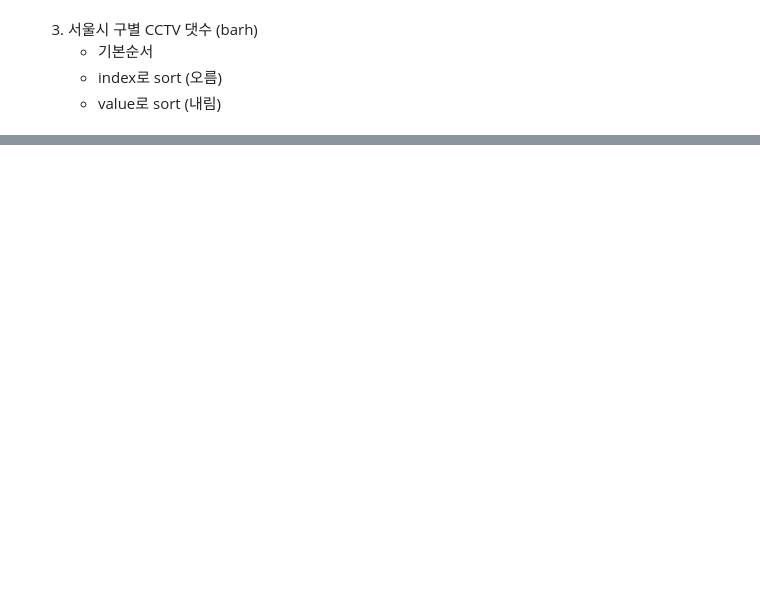
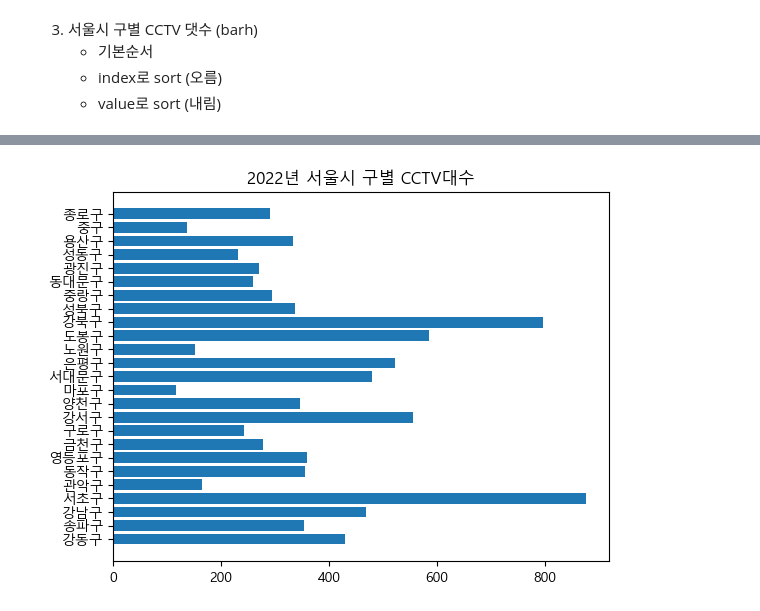
Before and after one commit to ssmpet/DataAnalysis_Lecture-2023.04, a Jupyter notebook: 03.시각화/04.연습문제.ipynb, the cells around one changed output, grey strips where cells are left out. Saved outputs shown, nothing was run; the diff lists cells and outputs as text; code cells hidden in the pictures; blank space fills up the shorter version.

```diff
--- a/03.시각화/04.연습문제.ipynb
+++ b/03.시각화/04.연습문제.ipynb
@@ -130,0 +154,7 @@ UnicodeDecodeError: 'euc_kr' codec can't decode byte 0xb8 in position 65911: ill
+# %%
+cctv2022 = cctv[['구분', '2022년']].sort_index(ascending=False)
+plt.barh(cctv2022['구분'], cctv2022['2022년'])
+plt.title('2022년 서울시 구별 CCTV대수')
+plt.show()
+# %% [output]
+[figure, added]
```
Also changed, not shown: parts of 8 cells of this notebook, 4 other files.
